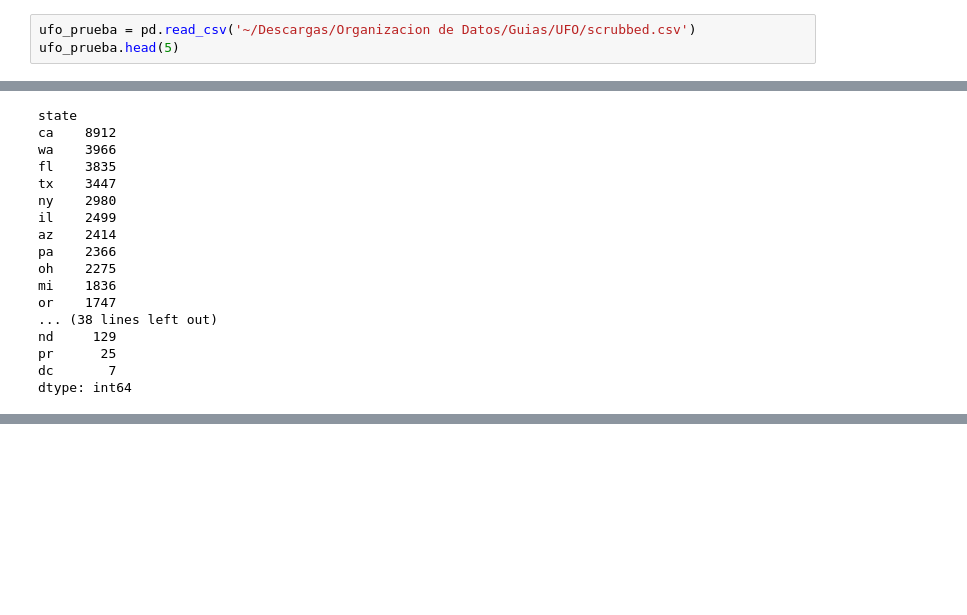
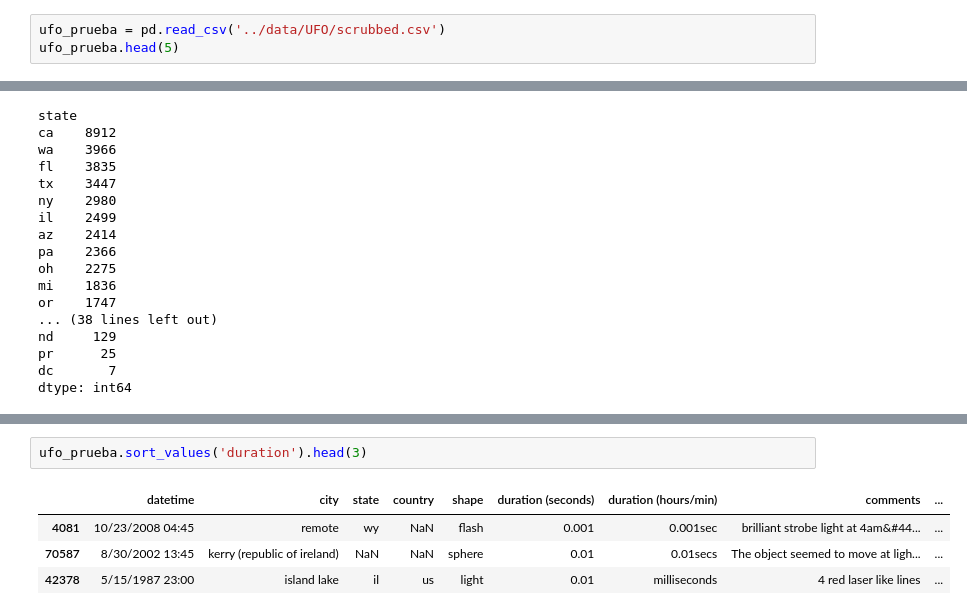
Before and after one commit to gshokida/Pandas, a Jupyter notebook: guias/UFO.ipynb, the cells around one changed output, grey strips where cells are left out. Saved outputs shown, nothing was run; the diff lists cells and outputs as text; blank space fills up the shorter version.

Commit message:
Guia 2

```diff
--- a/guias/UFO.ipynb
+++ b/guias/UFO.ipynb
@@ -13,7 +13,7 @@ plt.rcParams['figure.figsize'] = (20, 10)
 
 sns.set(style="whitegrid") # seteando tipo de grid en seaborn
 # %%
-ufo_prueba = pd.read_csv('~/Descargas/Organizacion de Datos/Guias/UFO/scrubbed.csv')
+ufo_prueba = pd.read_csv('../data/UFO/scrubbed.csv')
 ufo_prueba.head(5)
 # %% [output]
 |  | datetime | city | state | country | shape | duration (seconds) | duration (hours/min) | comments | ... |
@@ -117,0 +148,7 @@ dtype: int64
+# %%
+ufo_prueba.sort_values('duration').head(3)
+# %% [output]
+|  | datetime | city | state | country | shape | duration (seconds) | duration (hours/min) | comments | ... |
+| 4081 | 10/23/2008 04:45 | remote | wy | NaN | flash | 0.001 | 0.001sec | brilliant strobe light at 4am&#44... | ... |
+| 70587 | 8/30/2002 13:45 | kerry (republic of ireland) | NaN | NaN | sphere | 0.01 | 0.01secs | The object seemed to move at ligh... | ... |
+| 42378 | 5/15/1987 23:00 | island lake | il | us | light | 0.01 | milliseconds | 4 red laser like lines | ... |
```
Also changed, not shown: parts of 7 cells of this notebook, 1 other file.
